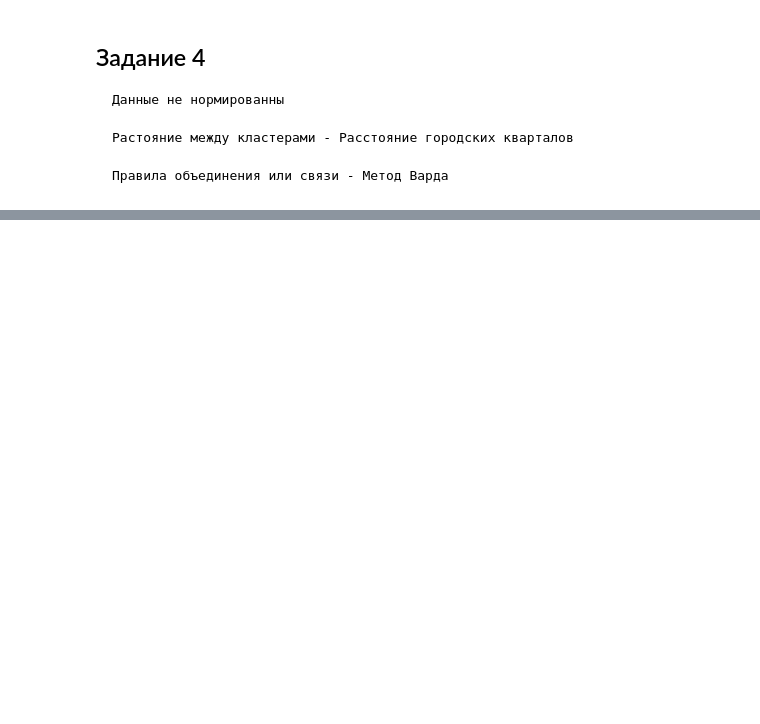
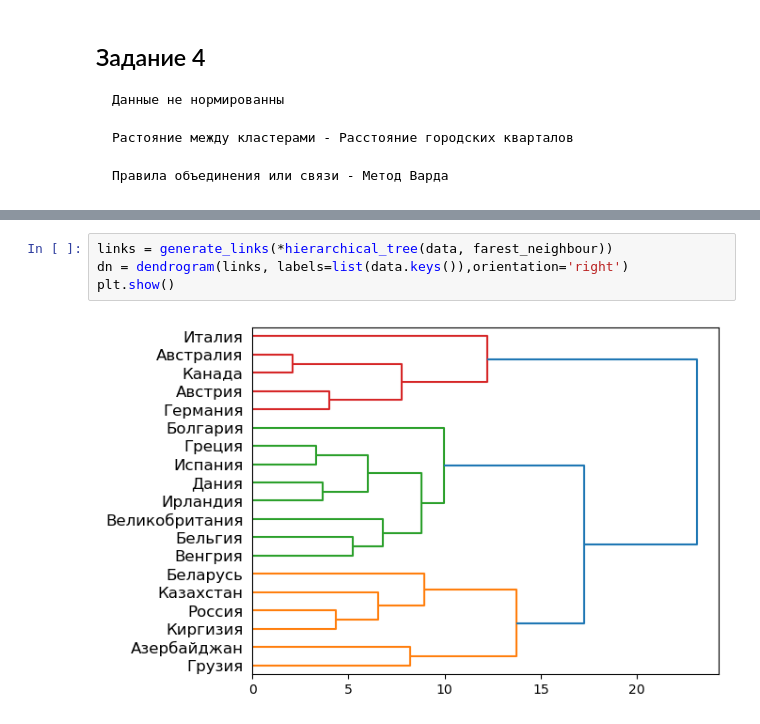
Before and after one commit to UIIf/Study, a Jupyter notebook: 4course/ClustA/lab1.ipynb, the cells around one changed output, grey strips where cells are left out. Drawn from its saved outputs; the diff is of its cells as text; blank space fills up the shorter version.

```diff
--- a/4course/ClustA/lab1.ipynb
+++ b/4course/ClustA/lab1.ipynb
@@ -145,0 +290,6 @@ plt.show()
+# %%
+links = generate_links(*hierarchical_tree(data, farest_neighbour))
+dn = dendrogram(links, labels=list(data.keys()),orientation='right')
+plt.show()
+# %% [output]
+[figure, added]
```
Also changed, not shown: parts of 26 cells of this notebook, 1 other file.
